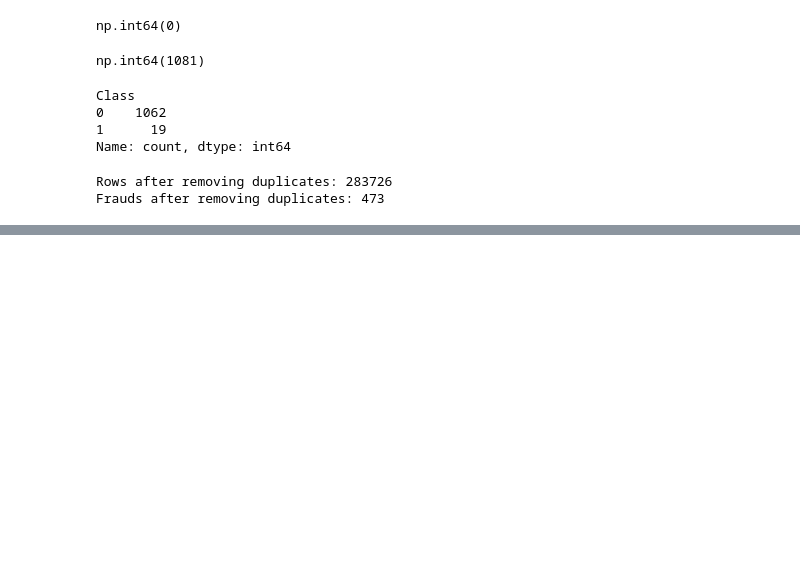
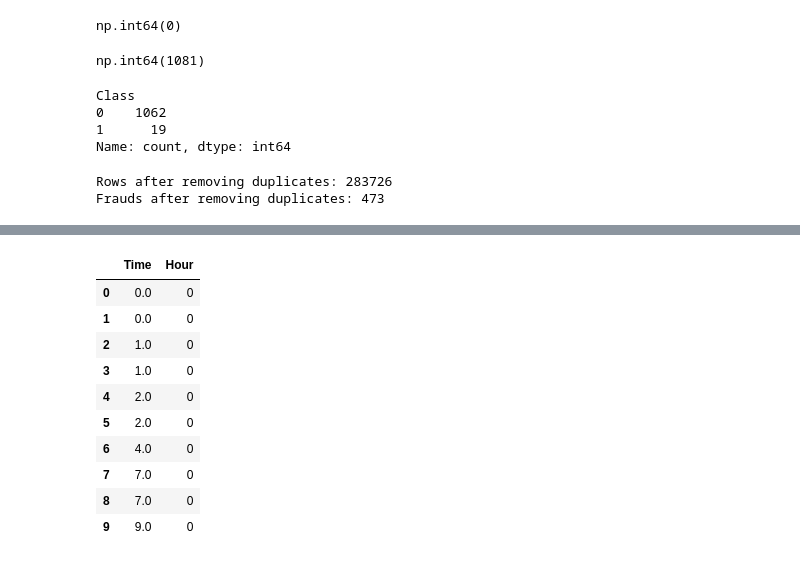
Before and after one commit to dadounsamira/Credit-card-fraud-cost-detection, a Jupyter notebook: notebooks/01-data-audit.ipynb, the cells around one changed output, grey strips where cells are left out. Saved outputs shown, nothing was run; the diff lists cells and outputs as text; code cells hidden in the pictures; blank space fills up the shorter version.

```diff
--- a/notebooks/01-data-audit.ipynb
+++ b/notebooks/01-data-audit.ipynb
@@ -62,0 +86,17 @@ Frauds after removing duplicates: 473
+# %%
+#find out whether fraud happens more at certain hours of the day
+## convert seconds into hour of the day (0-23)
+df["Hour"] = ((df["Time"] // 3600) % 24).astype(int)
+df[["Time", "Hour"]].head(10)
+# %% [output]
+|  | Time | Hour |
+| 0 | 0.0 | 0 |
+| 1 | 0.0 | 0 |
+| 2 | 1.0 | 0 |
+| 3 | 1.0 | 0 |
+| 4 | 2.0 | 0 |
+| 5 | 2.0 | 0 |
+| 6 | 4.0 | 0 |
+| 7 | 7.0 | 0 |
+| 8 | 7.0 | 0 |
+| 9 | 9.0 | 0 |
```
Also changed, not shown: parts of 7 cells of this notebook.
